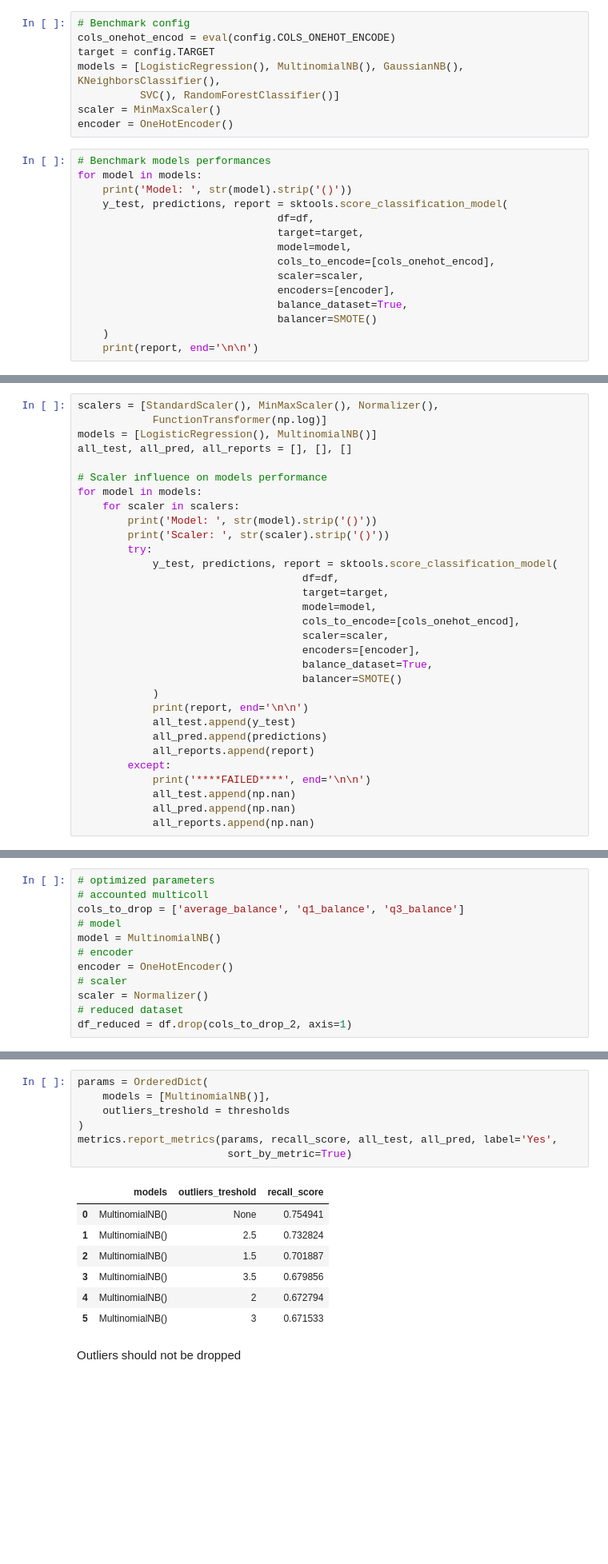
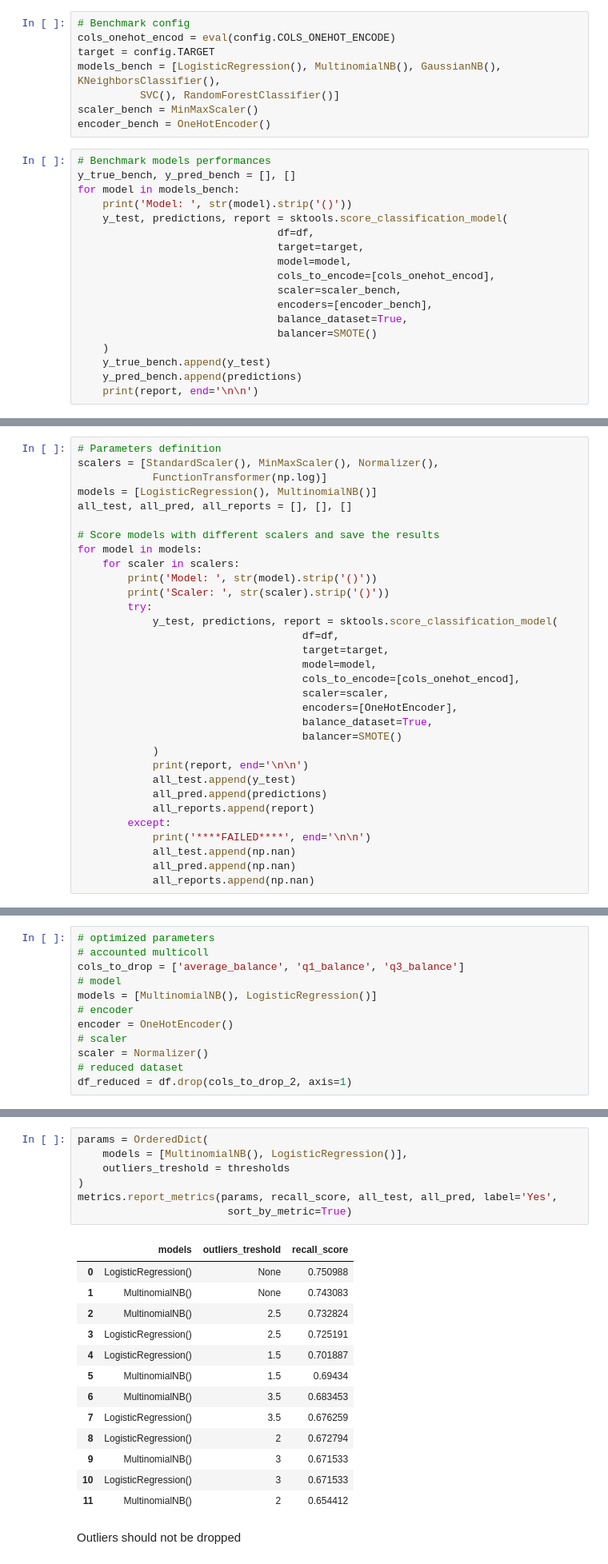
Before and after one commit to Edoardo1996/ironhack-mid-project, a Jupyter notebook: index.ipynb, the cells around one changed output, grey strips where cells are left out. Shown at 80% size. Saved outputs shown, nothing was run; the diff lists cells and outputs as text; blank space fills up the shorter version.

```diff
--- a/index.ipynb
+++ b/index.ipynb
@@ -176,24 +173,27 @@ Models are implemented all with the same modifications on the dataset:
 # Benchmark config
 cols_onehot_encod = eval(config.COLS_ONEHOT_ENCODE)
 target = config.TARGET
-models = [LogisticRegression(), MultinomialNB(), GaussianNB(), KNeighborsClassifier(),
+models_bench = [LogisticRegression(), MultinomialNB(), GaussianNB(), KNeighborsClassifier(),
           SVC(), RandomForestClassifier()]
-scaler = MinMaxScaler()
-encoder = OneHotEncoder()
+scaler_bench = MinMaxScaler()
+encoder_bench = OneHotEncoder()
 # %%
 # Benchmark models performances
-for model in models:
+y_true_bench, y_pred_bench = [], []
+for model in models_bench:
     print('Model: ', str(model).strip('()'))
     y_test, predictions, report = sktools.score_classification_model(
                                 df=df,
                                 target=target,
                                 model=model,
                                 cols_to_encode=[cols_onehot_encod],
-                                scaler=scaler,
-                                encoders=[encoder],
+                                scaler=scaler_bench,
+                                encoders=[encoder_bench],
                                 balance_dataset=True,
                                 balancer=SMOTE()
     )
+    y_true_bench.append(y_test)
+    y_pred_bench.append(predictions)
     print(report, end='\n\n')
 # %% [output]
 Model:  LogisticRegression
@@ -231,12 +257,13 @@ computationally more expensive algorithm can outperform these two simple models.
 # %% [markdown]
 #### 1. Scaling Methods
 # %%
+# Parameters definition
 scalers = [StandardScaler(), MinMaxScaler(), Normalizer(),
             FunctionTransformer(np.log)]
 models = [LogisticRegression(), MultinomialNB()]
 all_test, all_pred, all_reports = [], [], []
 
-# Scaler influence on models performance
+# Score models with different scalers and save the results
 for model in models:
     for scaler in scalers:
         print('Model: ', str(model).strip('()'))
@@ -248,7 +275,7 @@ for model in models:
                                     model=model,
                                     cols_to_encode=[cols_onehot_encod],
                                     scaler=scaler,
-                                    encoders=[encoder],
+                                    encoders=[OneHotEncoder],
                                     balance_dataset=True,
                                     balancer=SMOTE()
             )
@@ -462,7 +490,7 @@ metrics.report_metrics(params, recall_score, all_test, all_pred, label='Yes',
 # accounted multicoll
 cols_to_drop = ['average_balance', 'q1_balance', 'q3_balance']
 # model
-model = MultinomialNB()
+models = [MultinomialNB(), LogisticRegression()]
 # encoder
 encoder = OneHotEncoder()
 # scaler
@@ -527,18 +550,24 @@ weighted avg       0.92      0.67      0.76      4494
 # %%
 params = OrderedDict(
-    models = [MultinomialNB()],
+    models = [MultinomialNB(), LogisticRegression()],
     outliers_treshold = thresholds
 )
 metrics.report_metrics(params, recall_score, all_test, all_pred, label='Yes',
                         sort_by_metric=True)
 # %% [output]
 |  | models | outliers_treshold | recall_score |
-| 0 | MultinomialNB() | None | 0.754941 |
-| 1 | MultinomialNB() | 2.5 | 0.732824 |
-| 2 | MultinomialNB() | 1.5 | 0.701887 |
-| 3 | MultinomialNB() | 3.5 | 0.679856 |
-| 4 | MultinomialNB() | 2 | 0.672794 |
-| 5 | MultinomialNB() | 3 | 0.671533 |
+| 0 | LogisticRegression() | None | 0.750988 |
+| 1 | MultinomialNB() | None | 0.743083 |
+| 2 | MultinomialNB() | 2.5 | 0.732824 |
+| 3 | LogisticRegression() | 2.5 | 0.725191 |
+| 4 | LogisticRegression() | 1.5 | 0.701887 |
+| 5 | MultinomialNB() | 1.5 | 0.69434 |
+| 6 | MultinomialNB() | 3.5 | 0.683453 |
+| 7 | LogisticRegression() | 3.5 | 0.676259 |
+| 8 | LogisticRegression() | 2 | 0.672794 |
+| 9 | MultinomialNB() | 3 | 0.671533 |
+| 10 | LogisticRegression() | 3 | 0.671533 |
+| 11 | MultinomialNB() | 2 | 0.654412 |
 # %% [markdown]
 Outliers should not be dropped
 # %% [markdown]
```
Also changed, not shown: parts of 24 cells of this notebook, 4 other files.
